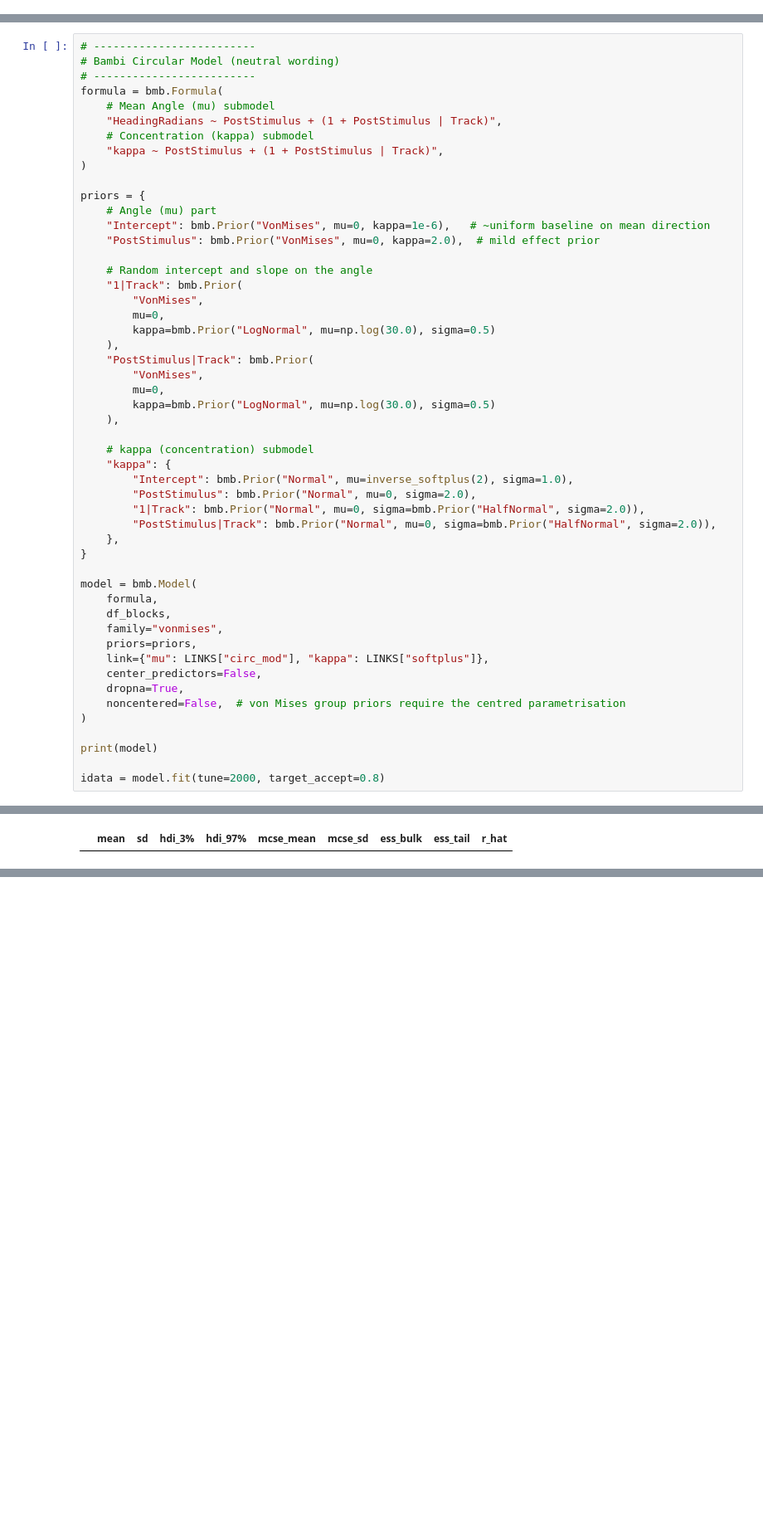
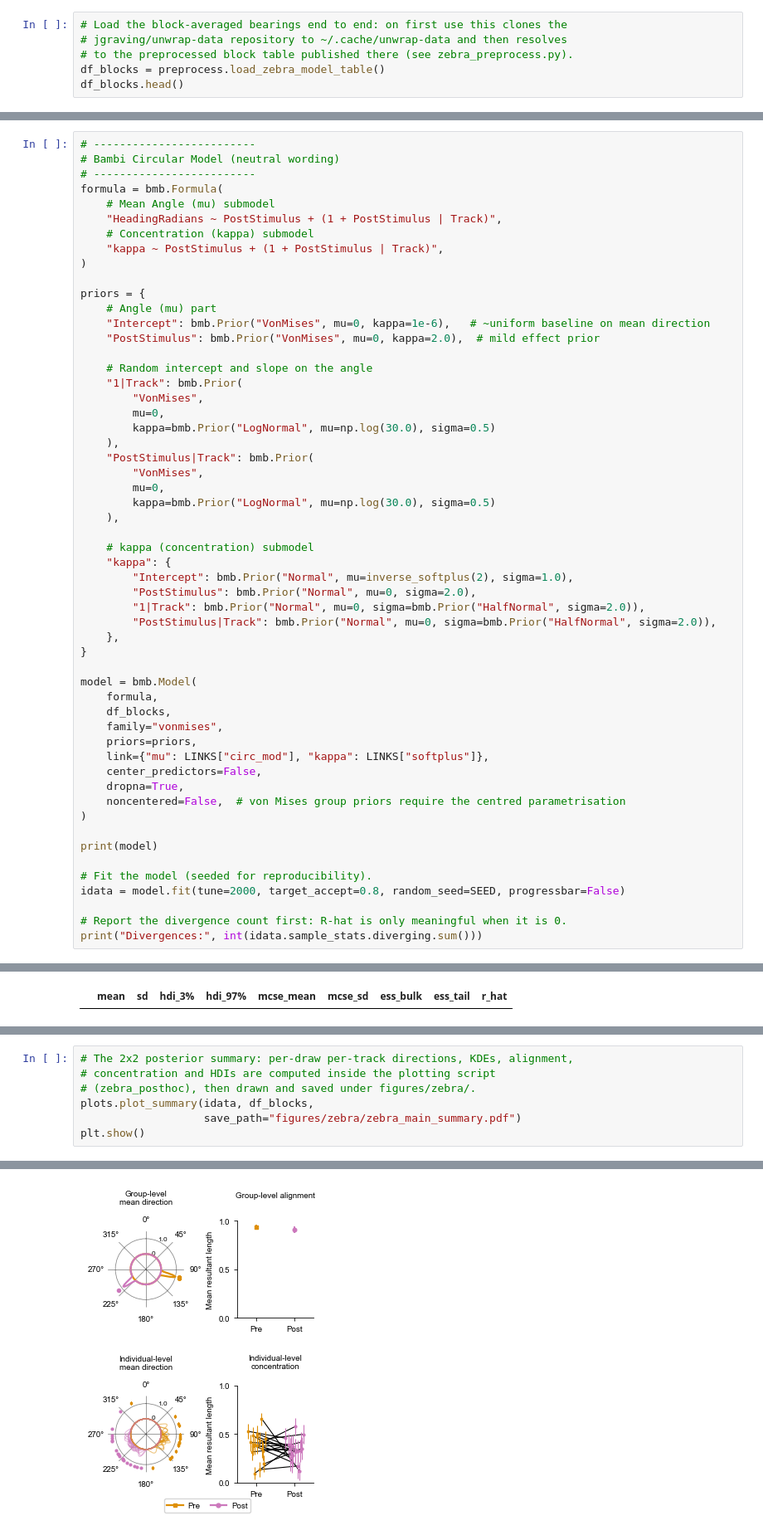
Before and after one commit to jgraving/unwrap, a Jupyter notebook: notebooks/zebra_escape.ipynb, the cells around one changed output, grey strips where cells are left out. Shown at 83% size. Drawn from its saved outputs; the diff is of its cells as text; blank space fills up the shorter version.

Commit message:
zebra: re-template the notebook and re-bake

```diff
--- a/notebooks/zebra_escape.ipynb
+++ b/notebooks/zebra_escape.ipynb
@@ -213,0 +122,6 @@ df_blocks
+# %%
+# Load the block-averaged bearings end to end: on first use this clones the
+# jgraving/unwrap-data repository to ~/.cache/unwrap-data and then resolves
+# to the preprocessed block table published there (see zebra_preprocess.py).
+df_blocks = preprocess.load_zebra_model_table()
+df_blocks.head()
@@ -298,7 +219,11 @@ model = bmb.Model(
 
 print(model)
 
-idata = model.fit(tune=2000, target_accept=0.8)
+# Fit the model (seeded for reproducibility).
+idata = model.fit(tune=2000, target_accept=0.8, random_seed=SEED, progressbar=False)
+
+# Report the divergence count first: R-hat is only meaningful when it is 0.
+print("Divergences:", int(idata.sample_stats.diverging.sum()))
 # %% [output]
        Formula: HeadingRadians ~ PostStimulus + (1 + PostStimulus | Track)
                 kappa ~ PostStimulus + (1 + PostStimulus | Track)
@@ -1068,0 +304,8 @@ Saved figure to: /tmp/opencode/wt-zebra/notebooks/figures/zebra/zebra_ppc_bootst
+# %%
+# The 2x2 posterior summary: per-draw per-track directions, KDEs, alignment,
+# concentration and HDIs are computed inside the plotting script
+# (zebra_posthoc), then drawn and saved under figures/zebra/.
+plots.plot_summary(idata, df_blocks,
+                   save_path="figures/zebra/zebra_main_summary.pdf")
+plt.show()
+# %% [output]
@@ -1069,3 +313,4 @@ Saved figure to: /tmp/opencode/wt-zebra/notebooks/figures/zebra/zebra_ppc_bootst
+[figure, added]
 # %% [markdown]
 ## Posterior predictive check
 
```
Also changed, not shown: parts of 20 cells of this notebook.
